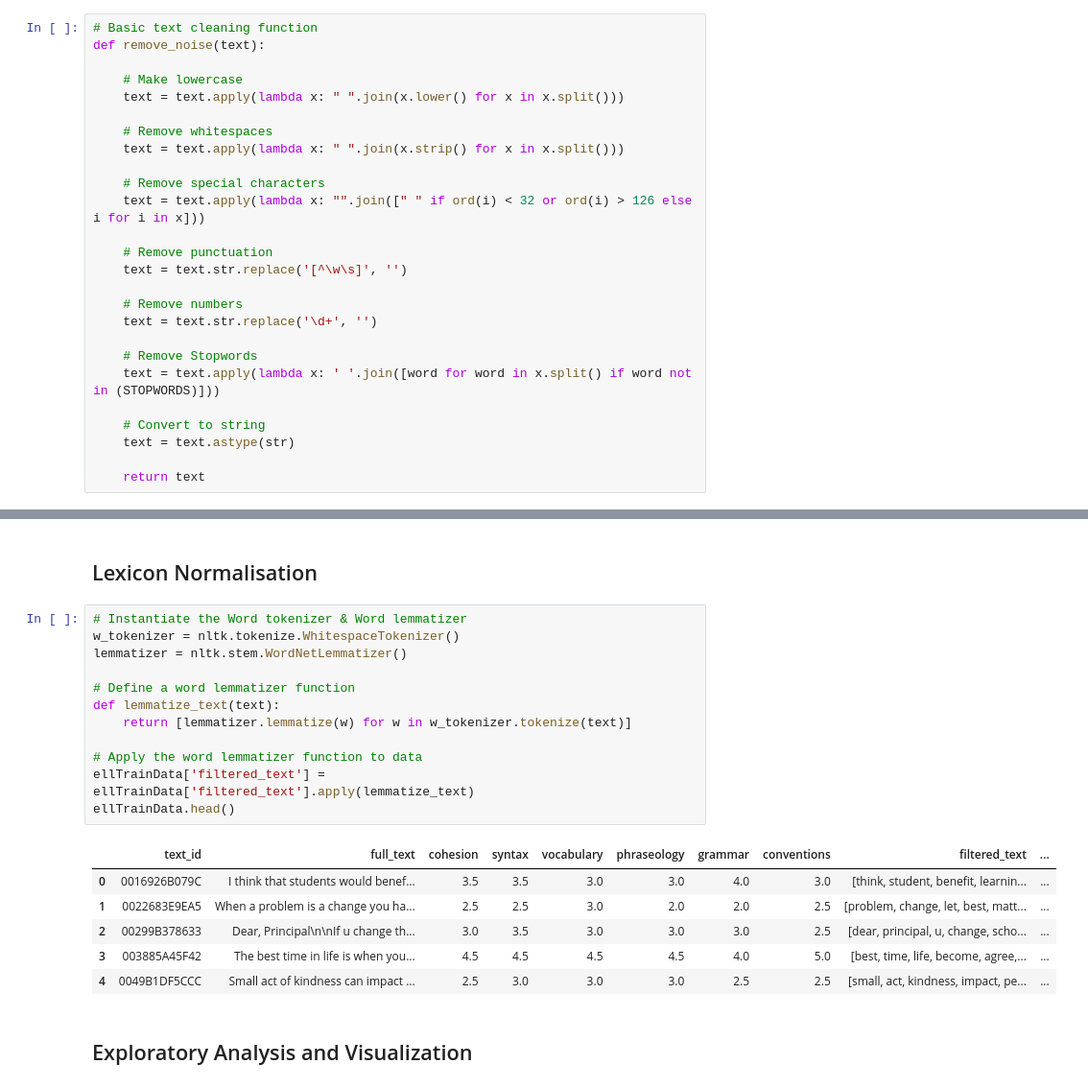
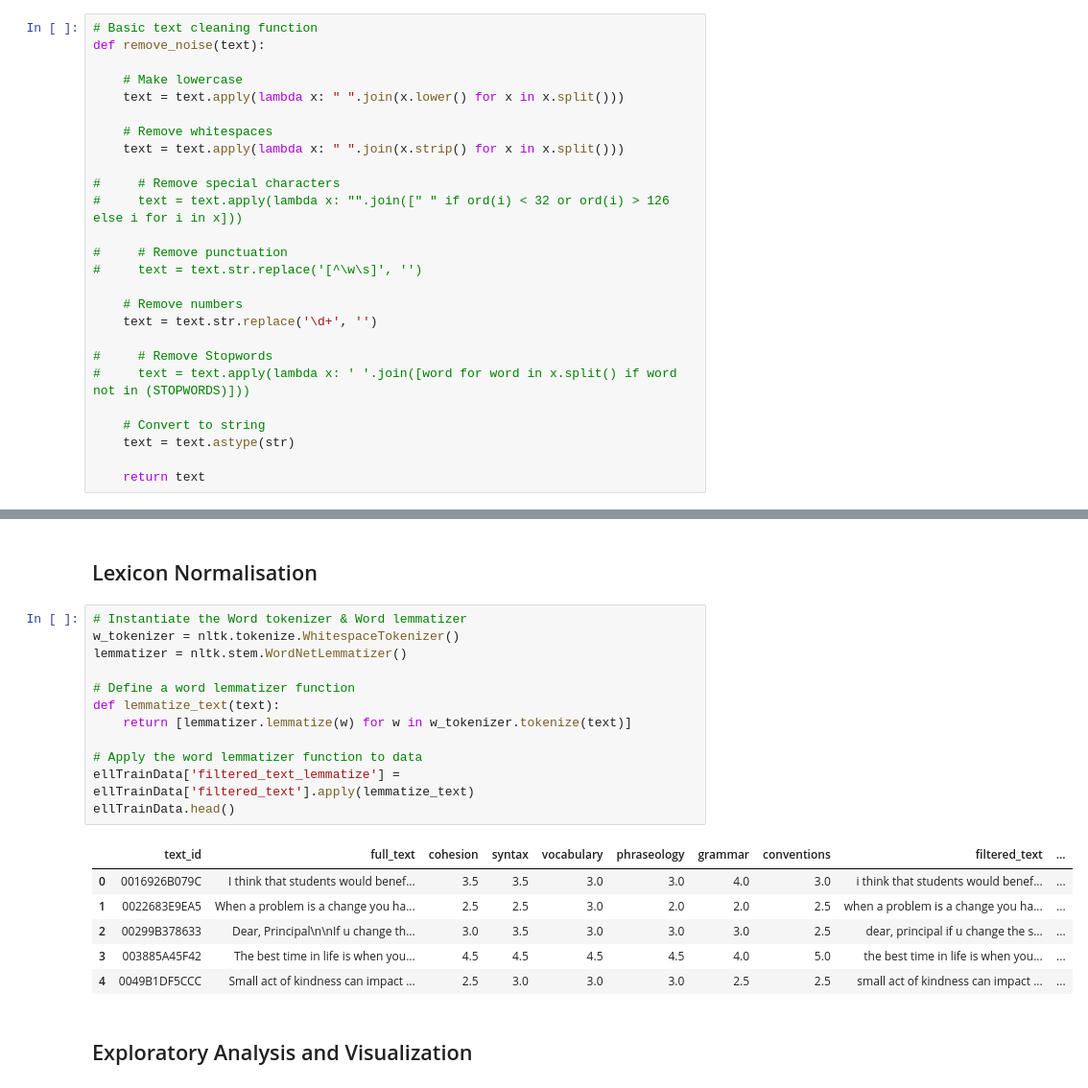
Before and after one commit to anovaYa/DA-Projects, a Jupyter notebook: ELL EDA/ell.ipynb, the cells around one changed output, grey strips where cells are left out. Shown: that part at 96% size. Drawn from its saved outputs; the diff is of its cells as text.

```diff
--- a/ELL EDA/ell.ipynb
+++ b/ELL EDA/ell.ipynb
@@ -122,17 +116,17 @@ def remove_noise(text):
     # Remove whitespaces
     text = text.apply(lambda x: " ".join(x.strip() for x in x.split()))
 
-    # Remove special characters
-    text = text.apply(lambda x: "".join([" " if ord(i) < 32 or ord(i) > 126 else i for i in x]))
+#     # Remove special characters
+#     text = text.apply(lambda x: "".join([" " if ord(i) < 32 or ord(i) > 126 else i for i in x]))
 
-    # Remove punctuation
-    text = text.str.replace('[^\w\s]', '')
+#     # Remove punctuation
+#     text = text.str.replace('[^\w\s]', '')
 
     # Remove numbers
     text = text.str.replace('\d+', '')
 
-    # Remove Stopwords
-    text = text.apply(lambda x: ' '.join([word for word in x.split() if word not in (STOPWORDS)]))
+#     # Remove Stopwords
+#     text = text.apply(lambda x: ' '.join([word for word in x.split() if word not in (STOPWORDS)]))
 
     # Convert to string
     text = text.astype(str)
@@ -169,22 +163,22 @@ ellTrainData.head()
 # %%
 # Instantiate the Word tokenizer & Word lemmatizer
 w_tokenizer = nltk.tokenize.WhitespaceTokenizer()
 lemmatizer = nltk.stem.WordNetLemmatizer()
 
 # Define a word lemmatizer function
 def lemmatize_text(text):
     return [lemmatizer.lemmatize(w) for w in w_tokenizer.tokenize(text)]
 
 # Apply the word lemmatizer function to data
-ellTrainData['filtered_text'] = ellTrainData['filtered_text'].apply(lemmatize_text)
+ellTrainData['filtered_text_lemmatize'] = ellTrainData['filtered_text'].apply(lemmatize_text)
 ellTrainData.head()
 # %% [output]
 |  | text_id | full_text | cohesion | syntax | vocabulary | phraseology | grammar | conventions | filtered_text | ... |
-| 0 | 0016926B079C | I think that students would benef... | 3.5 | 3.5 | 3.0 | 3.0 | 4.0 | 3.0 | [think, student, benefit, learnin... | ... |
-| 1 | 0022683E9EA5 | When a problem is a change you ha... | 2.5 | 2.5 | 3.0 | 2.0 | 2.0 | 2.5 | [problem, change, let, best, matt... | ... |
-| 2 | 00299B378633 | Dear, Principal\n\nIf u change th... | 3.0 | 3.5 | 3.0 | 3.0 | 3.0 | 2.5 | [dear, principal, u, change, scho... | ... |
-| 3 | 003885A45F42 | The best time in life is when you... | 4.5 | 4.5 | 4.5 | 4.5 | 4.0 | 5.0 | [best, time, life, become, agree,... | ... |
-| 4 | 0049B1DF5CCC | Small act of kindness can impact ... | 2.5 | 3.0 | 3.0 | 3.0 | 2.5 | 2.5 | [small, act, kindness, impact, pe... | ... |
+| 0 | 0016926B079C | I think that students would benef... | 3.5 | 3.5 | 3.0 | 3.0 | 4.0 | 3.0 | i think that students would benef... | ... |
+| 1 | 0022683E9EA5 | When a problem is a change you ha... | 2.5 | 2.5 | 3.0 | 2.0 | 2.0 | 2.5 | when a problem is a change you ha... | ... |
+| 2 | 00299B378633 | Dear, Principal\n\nIf u change th... | 3.0 | 3.5 | 3.0 | 3.0 | 3.0 | 2.5 | dear, principal if u change the s... | ... |
+| 3 | 003885A45F42 | The best time in life is when you... | 4.5 | 4.5 | 4.5 | 4.5 | 4.0 | 5.0 | the best time in life is when you... | ... |
+| 4 | 0049B1DF5CCC | Small act of kindness can impact ... | 2.5 | 3.0 | 3.0 | 3.0 | 2.5 | 2.5 | small act of kindness can impact ... | ... |
 # %% [markdown]
 ## Exploratory Analysis and Visualization
 # %%
```
Also changed, not shown: parts of 30 cells of this notebook, 1 other file.
